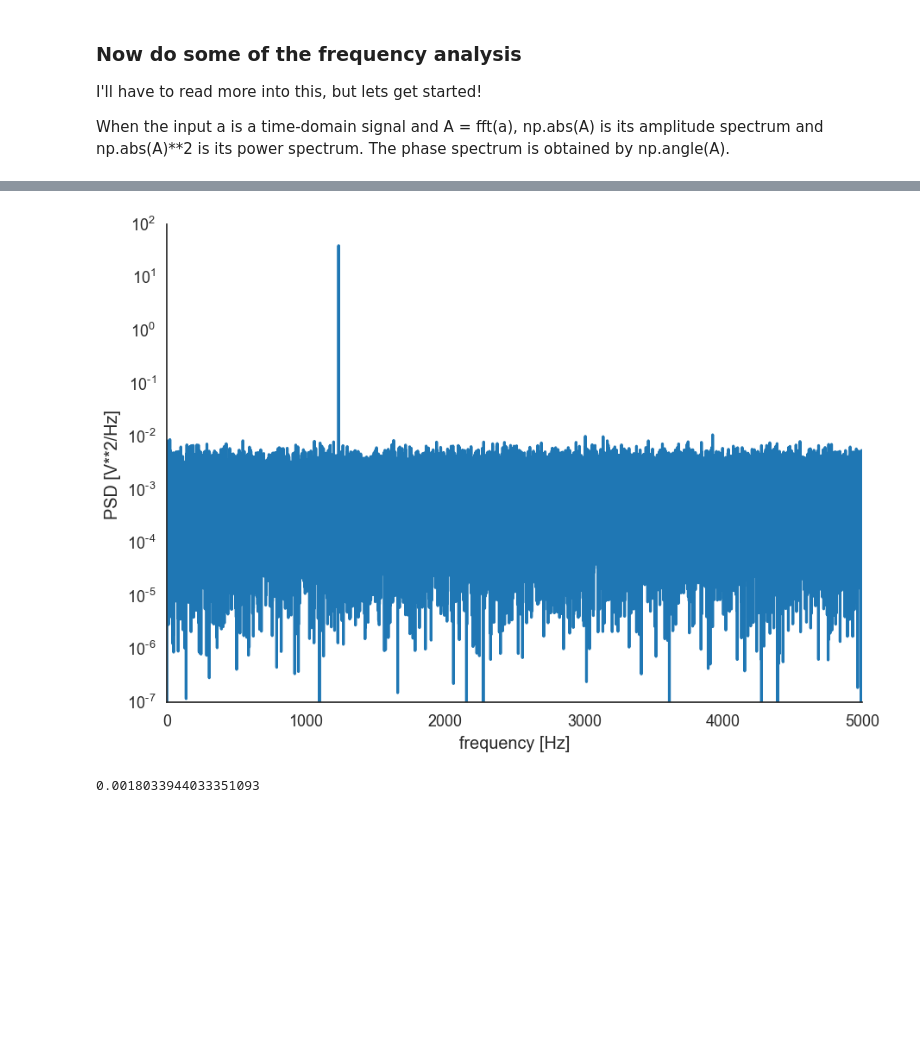
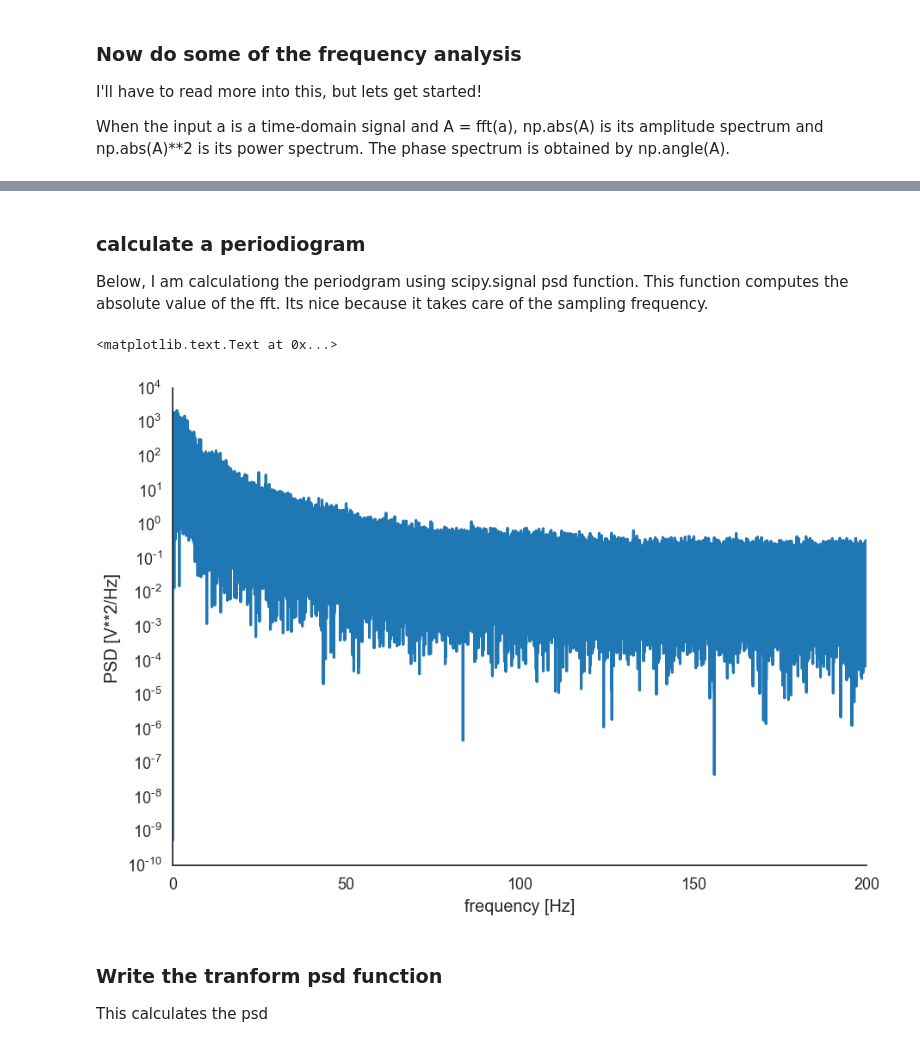
Before and after one commit to MrChristophRivera/KaggleEEG, a Jupyter notebook: notebooks/ExploratoryNotebook2_chris.ipynb, the cells around one changed output, grey strips where cells are left out. Saved outputs shown, nothing was run; the diff lists cells and outputs as text; code cells hidden in the pictures; blank space fills up the shorter version.

```diff
--- a/notebooks/ExploratoryNotebook2_chris.ipynb
+++ b/notebooks/ExploratoryNotebook2_chris.ipynb
@@ -22,7 +24,7 @@ tableau = create_tableau_colors()
 sns.set_style('white')
 sns.set_context('talk')
 # %%
-def load_data(path,convert_index=True):
+def load_data(path,convert_index=False):
     """converts the data to a pandas object
     Parameters:
         path(str): absolute path to the m file
@@ -70,7 +72,9 @@ def get_files():
 # %%
 filenames = get_files()
 # %%
-data =load_data(filenames[0], convert_index =False)[0]
+data =load_data(filenames[0], convert_index =False)
+ts = data[0]
+sampling_rate  = data[1]
 # %% [markdown]
 ### Extract the correlation
 Below, I just do the correlation between the signals.
@@ -177,15 +137,16 @@ _=plt.plot(x[:124])
+# %% [markdown]
+### calculate a periodiogram
+
+Below, I am calculationg the periodgram using scipy.signal psd function. This function computes the absolute value of the fft. Its nice because it takes care of the sampling frequency.
+# %%
+# compute the signal for the first.
+x = ts[1]-ts[1].mean()
+freqs, p=signal.periodogram(x, fs = 400)
 # %%
-# comput the periodigram
-
-f, Pxx_den = signal.periodogram(x, fs)
-plt.semilogy(f, Pxx_den)
-plt.ylim([1e-7, 1e2])
+# plot the power spectrum on a semi-log axis
+plt.semilogy(freqs,p)
 plt.xlabel('frequency [Hz]')
 plt.ylabel('PSD [V**2/Hz]')
-plt.show()
 # %% [output]
+<matplotlib.text.Text at 0x...>
-[figure, old version]
+[figure, new version]
-# %%
-np.mean(Pxx_den[256:])
-# %% [output]
-0.0018033944033351093
@@ -212,0 +153,3 @@ x += np.random.normal(scale=np.sqrt(noise_power), size=time.shape)
+# %% [markdown]
+### Write the tranform psd function
+This calculates the psd
```
Also changed, not shown: parts of 18 cells of this notebook, 1 other file.
